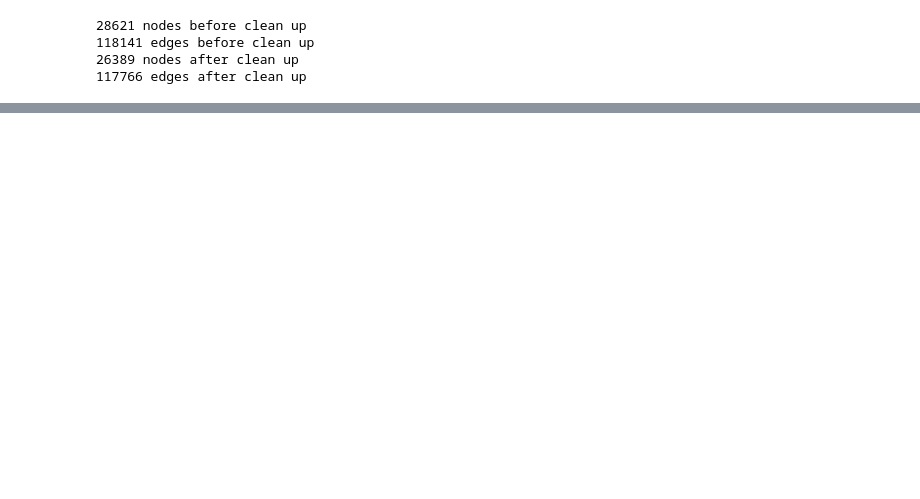
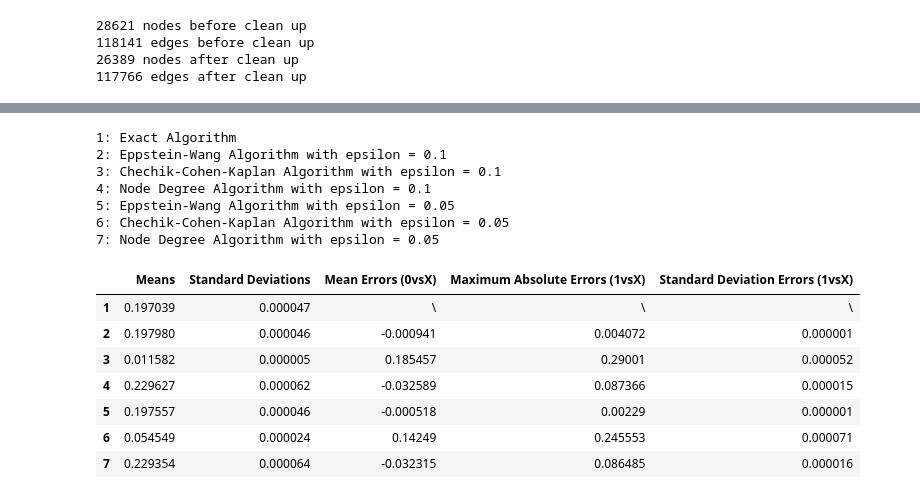
Before and after one commit to navidkha/artists_centrality, a Jupyter notebook: Artists_Centrality.ipynb, the cells around one changed output, grey strips where cells are left out. Drawn from its saved outputs; the diff is of its cells as text; code cells hidden in the pictures; blank space fills up the shorter version.

```diff
--- a/Artists_Centrality.ipynb
+++ b/Artists_Centrality.ipynb
@@ -592,0 +600,28 @@ the approximated closeness centralities of the 10 random graph that takes in con
+# %%
+table = {'Means': mean, 'Standard Deviations' : std_dev, 'Mean Errors (0vsX)' : mean_errors, 'Maximum Absolute Errors (1vsX)' : max_absolute_errors, 'Standard Deviation Errors (1vsX)' : std_dev_errors}
+algorithms_names = ['1: Exact Algorithm', '2: Eppstein-Wang Algorithm with epsilon = 0.1', '3: Chechik-Cohen-Kaplan Algorithm with epsilon = 0.1', '4: Node Degree Algorithm with epsilon = 0.1', '5: Eppstein-Wang Algorithm with epsilon = 0.05', '6: Chechik-Cohen-Kaplan Algorithm with epsilon = 0.05', '7: Node Degree Algorithm with epsilon = 0.05']
+
+print('1: Exact Algorithm')
+print('2: Eppstein-Wang Algorithm with epsilon = 0.1')
+print('3: Chechik-Cohen-Kaplan Algorithm with epsilon = 0.1')
+print('4: Node Degree Algorithm with epsilon = 0.1')
+print('5: Eppstein-Wang Algorithm with epsilon = 0.05')
+print('6: Chechik-Cohen-Kaplan Algorithm with epsilon = 0.05')
+print('7: Node Degree Algorithm with epsilon = 0.05\n\n')
+pandas.DataFrame(data = table, index = [1, 2, 3, 4, 5, 6, 7])
+# %% [output]
+1: Exact Algorithm
+2: Eppstein-Wang Algorithm with epsilon = 0.1
+3: Chechik-Cohen-Kaplan Algorithm with epsilon = 0.1
+4: Node Degree Algorithm with epsilon = 0.1
+5: Eppstein-Wang Algorithm with epsilon = 0.05
+6: Chechik-Cohen-Kaplan Algorithm with epsilon = 0.05
+7: Node Degree Algorithm with epsilon = 0.05
+|  | Means | Standard Deviations | Mean Errors (0vsX) | Maximum Absolute Errors (1vsX) | Standard Deviation Errors (1vsX) |
+| 1 | 0.197039 | 0.000047 | \ | \ | \ |
+| 2 | 0.197980 | 0.000046 | -0.000941 | 0.004072 | 0.000001 |
+| 3 | 0.011582 | 0.000005 | 0.185457 | 0.29001 | 0.000052 |
+| 4 | 0.229627 | 0.000062 | -0.032589 | 0.087366 | 0.000015 |
+| 5 | 0.197557 | 0.000046 | -0.000518 | 0.00229 | 0.000001 |
+| 6 | 0.054549 | 0.000024 | 0.14249 | 0.245553 | 0.000071 |
+| 7 | 0.229354 | 0.000064 | -0.032315 | 0.086485 | 0.000016 |
```
Also changed, not shown: parts of 50 cells of this notebook.
